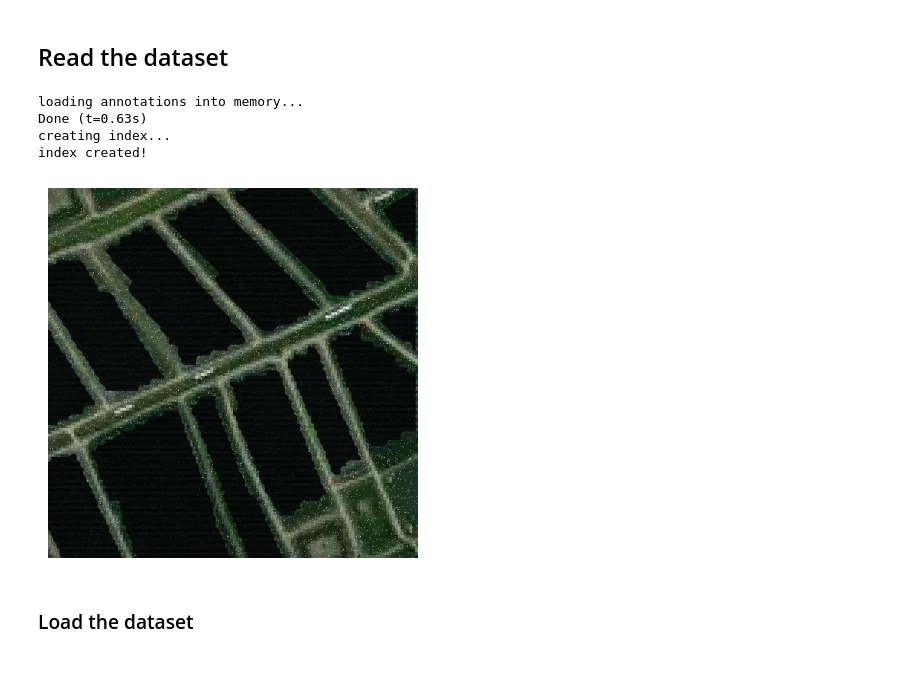
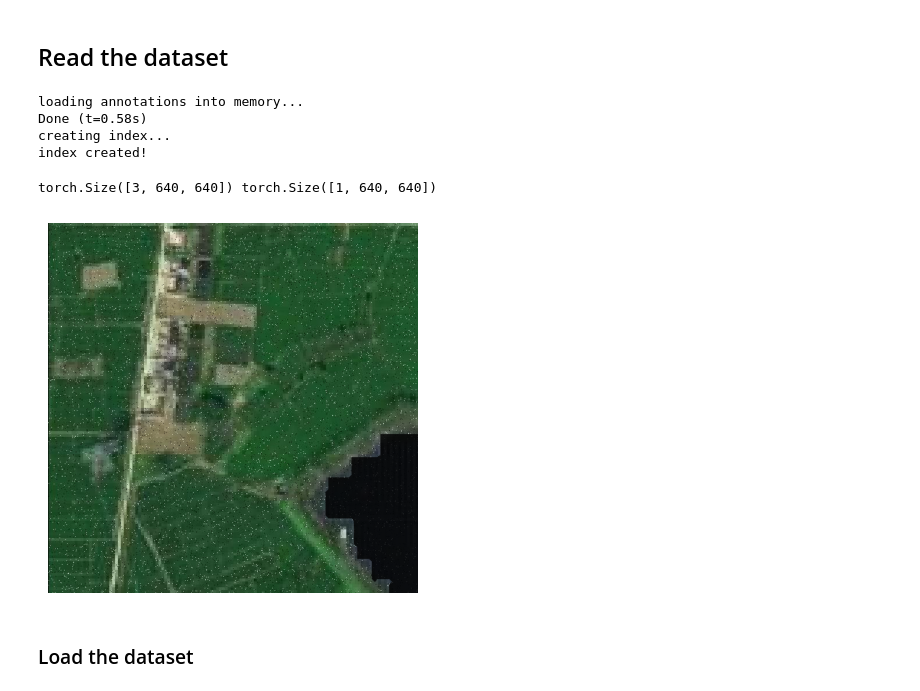
Before and after one commit to Tiburso/EnerVision, a Jupyter notebook: dataloaders.ipynb, the cells around one changed output. Cells and saved outputs as stored; diff of their text form; code cells hidden in the pictures.

```diff
--- a/dataloaders.ipynb
+++ b/dataloaders.ipynb
@@ -48,33 +48,36 @@ transform = transforms.Compose([
     # transforms.Normalize(mean=[0.485, 0.456, 0.406], std=[0.229, 0.224, 0.225]),
 ])
 
-solar_dk_dataset = SolarDKDataset(solar_dk_folder, transform=transform)
-coco_dataset = CocoSegmentationDataset(coco_folder, transform=transform)
+solar_dk_dataset = SolarDKDataset(solar_dk_folder, transform=transform, normalize=True)
+coco_dataset = CocoSegmentationDataset(coco_folder, transform=transform, normalize=True)
 # %% [output]
 loading annotations into memory...
-Done (t=0.63s)
+Done (t=0.58s)
 creating index...
 index created!
 # %%
 # Convert mean and std to tensors
 mean = [0.485, 0.456, 0.406]
 std = [0.229, 0.224, 0.225]
 
 mean_tensor = torch.tensor(mean).view(1, 3, 1, 1)
 std_tensor = torch.tensor(std).view(1, 3, 1, 1)
 
 inv_transform = transforms.Compose([
     transforms.Normalize(mean=[0., 0., 0.], std=[1/0.229, 1/0.224, 1/0.225]),
     transforms.Normalize(mean=[-0.485, -0.456, -0.406], std=[ 1., 1., 1.]),
 ])
 
 full_dataset = solar_dk_dataset + coco_dataset
 
-image, mask = coco_dataset[0]
+image, mask = coco_dataset[10]
 
-plot_image_and_mask(image, mask)
+print(image.shape, mask.shape)
+
+plot_image_and_mask(inv_transform(image), mask)
 # %% [output]
+torch.Size([3, 640, 640]) torch.Size([1, 640, 640])
-[figure, old version]
+[figure, new version]
 # %% [markdown]
 ### Load the dataset
 # %%
```
Also changed, not shown: parts of 3 cells of this notebook, 3 other files.
